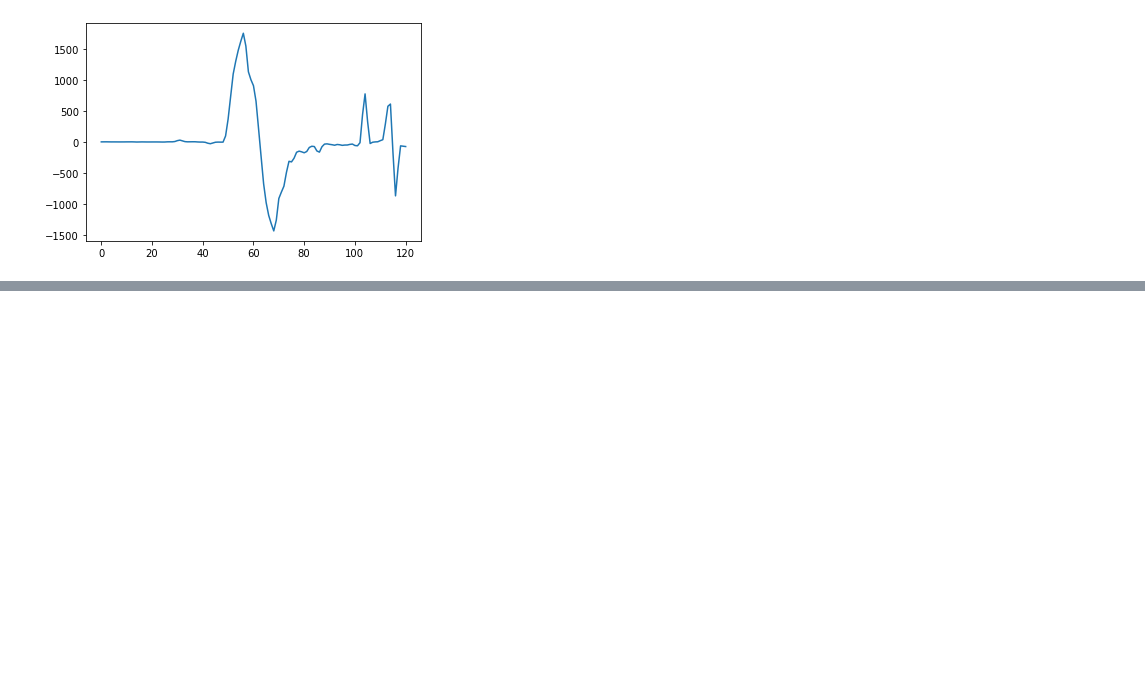
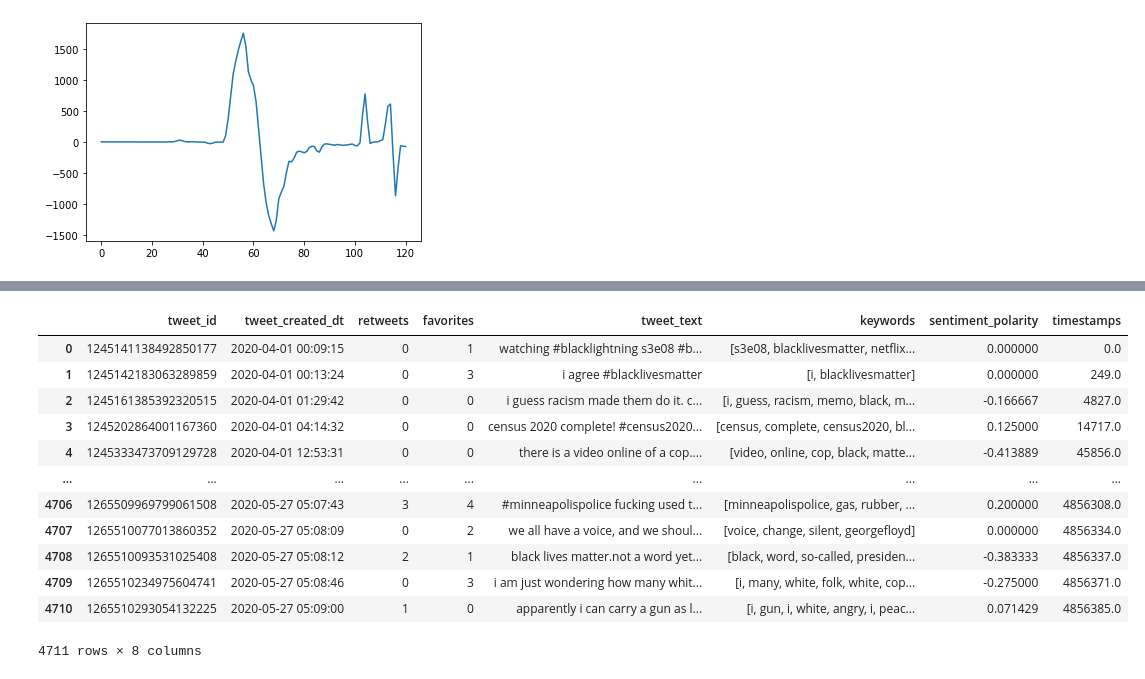
Before and after one commit to Isyohan/ProjetM2WeakSignals, a Jupyter notebook: BLM_Notebook.ipynb, the cells around one changed output, grey strips where cells are left out. Saved outputs shown, nothing was run; the diff lists cells and outputs as text; code cells hidden in the pictures; blank space fills up the shorter version.

```diff
--- a/BLM_Notebook.ipynb
+++ b/BLM_Notebook.ipynb
@@ -211 +211,17 @@ matters                     42
 dtype: int64
+# %%
+before
+# %% [output]
+|  | tweet_id | tweet_created_dt | retweets | favorites | tweet_text | keywords | sentiment_polarity | timestamps |
+| 0 | 1245141138492850177 | 2020-04-01 00:09:15 | 0 | 1 | watching #blacklightning s3e08 #b... | [s3e08, blacklivesmatter, netflix... | 0.000000 | 0.0 |
+| 1 | 1245142183063289859 | 2020-04-01 00:13:24 | 0 | 3 | i agree #blacklivesmatter | [i, blacklivesmatter] | 0.000000 | 249.0 |
+| 2 | 1245161385392320515 | 2020-04-01 01:29:42 | 0 | 0 | i guess racism made them do it. c... | [i, guess, racism, memo, black, m... | -0.166667 | 4827.0 |
+| 3 | 1245202864001167360 | 2020-04-01 04:14:32 | 0 | 0 | census 2020 complete! #census2020... | [census, complete, census2020, bl... | 0.125000 | 14717.0 |
+| 4 | 1245333473709129728 | 2020-04-01 12:53:31 | 0 | 0 | there is a video online of a cop.... | [video, online, cop, black, matte... | -0.413889 | 45856.0 |
+| ... | ... | ... | ... | ... | ... | ... | ... | ... |
+| 4706 | 1265509969799061508 | 2020-05-27 05:07:43 | 3 | 4 | #minneapolispolice fucking used t... | [minneapolispolice, gas, rubber, ... | 0.200000 | 4856308.0 |
+| 4707 | 1265510077013860352 | 2020-05-27 05:08:09 | 0 | 2 | we all have a voice, and we shoul... | [voice, change, silent, georgefloyd] | 0.000000 | 4856334.0 |
+| 4708 | 1265510093531025408 | 2020-05-27 05:08:12 | 2 | 1 | black lives matter.not a word yet... | [black, word, so-called, presiden... | -0.383333 | 4856337.0 |
+| 4709 | 1265510234975604741 | 2020-05-27 05:08:46 | 0 | 3 | i am just wondering how many whit... | [i, many, white, folk, white, cop... | -0.275000 | 4856371.0 |
+| 4710 | 1265510293054132225 | 2020-05-27 05:09:00 | 1 | 0 | apparently i can carry a gun as l... | [i, gun, i, white, angry, i, peac... | 0.071429 | 4856385.0 |
+4711 rows × 8 columns
```
Also changed, not shown: parts of 3 cells of this notebook.
